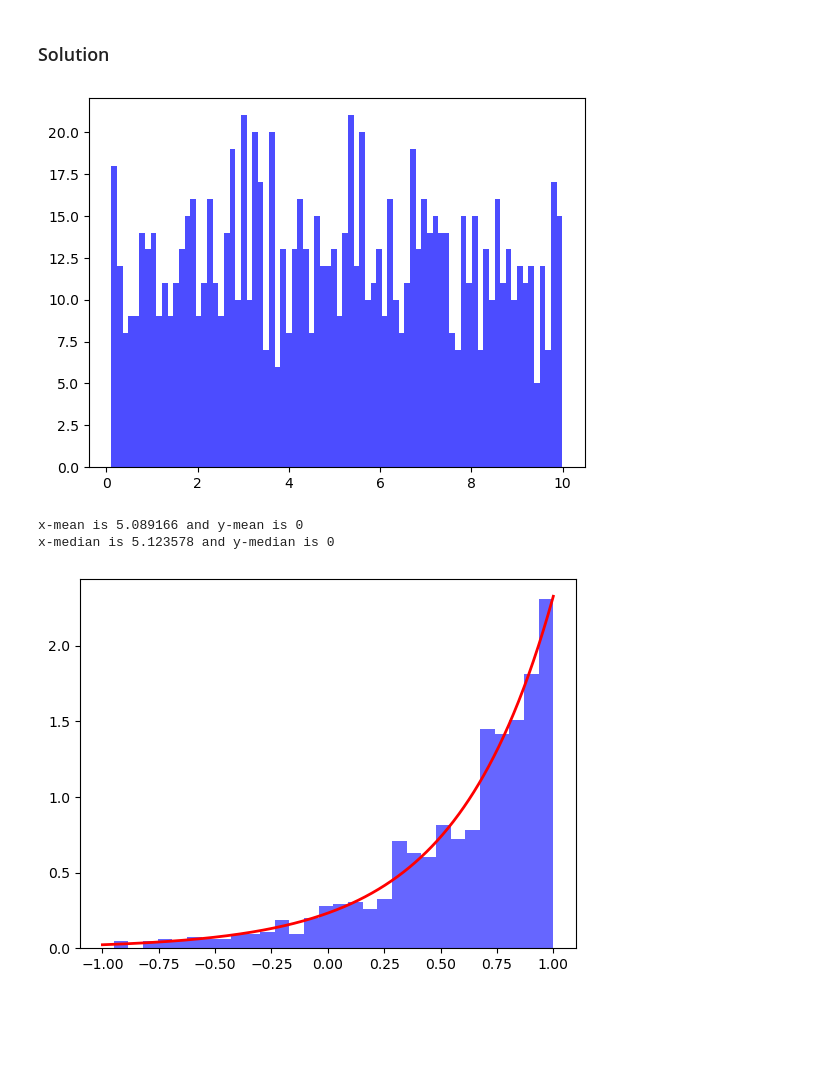
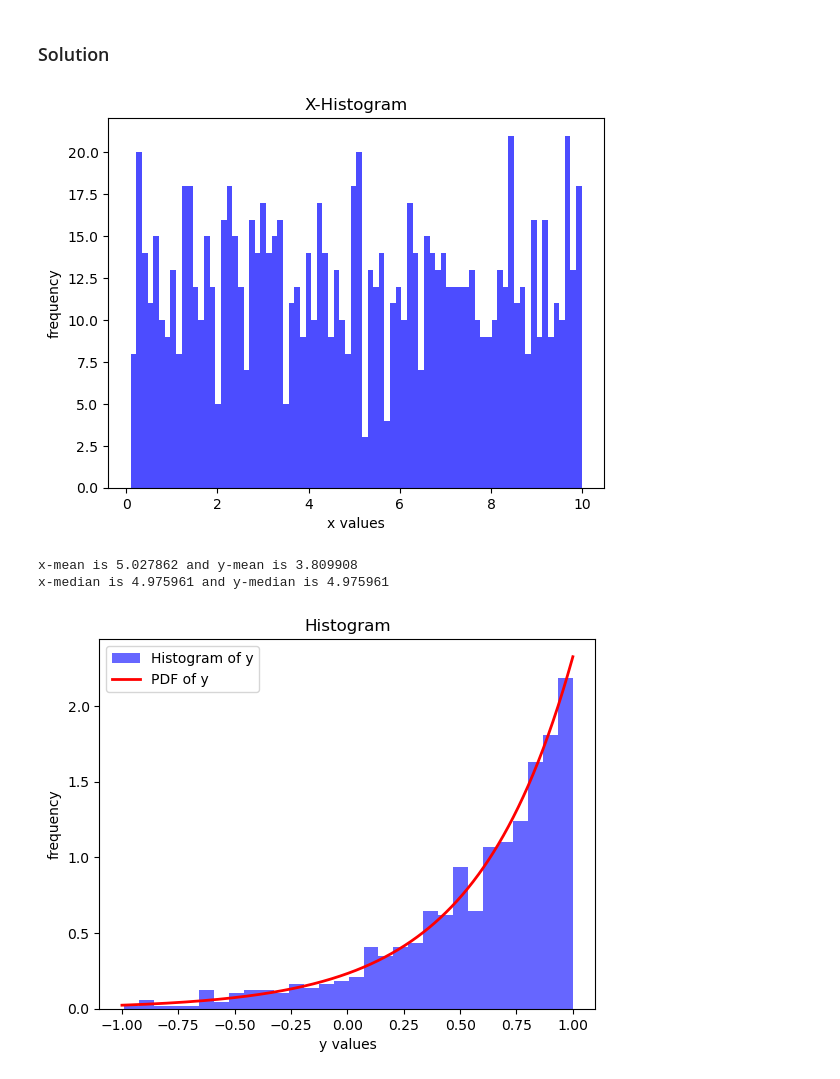
Before and after one commit to NihanPol/ASTR_3300_S2025, a Jupyter notebook: coursework/student_folders/shwetha_nagesh/homework/Homework_1_shwethanagesh.ipynb, the cells around one changed output. Cells and saved outputs as stored; diff of their text form; code cells hidden in the pictures; blank space fills up the shorter version.

```diff
--- a/coursework/student_folders/shwetha_nagesh/homework/Homework_1_shwethanagesh.ipynb
+++ b/coursework/student_folders/shwetha_nagesh/homework/Homework_1_shwethanagesh.ipynb
@@ -95,24 +95,21 @@ Either write your solution as Markdown/Latex below, or paste in a scanned image
 # %%
 import numpy as np
 import matplotlib.pyplot as plt
 
 x = np.random.uniform(0.1, 10, 1000)
 plt.hist(x, bins=80, color='blue', alpha=0.7)
+plt.xlabel("x values")
+plt.ylabel("frequency")
+plt.title("X-Histogram")
 
 plt.show()
 # %% [output]
-[figure, old version]
+[figure, new version]
 # %%
 y = np.log10(x)
 
-x_mean = np.mean(x)
-y_mean = np.mean(y)
-
-x_median = np.median(x)
-y_median = np.median(y)
-
-print("x-mean is %f and y-mean is %d" % (x_mean,y_mean))
-print("x-median is %f and y-median is %d" % (x_median,y_median))
+print("x-mean is %f and y-mean is %f" % (np.mean(x),10**np.mean(y)))
+print("x-median is %f and y-median is %f" % (np.median(x),10**np.median(y)))
 
 y_values = np.linspace(np.log10(0.1), np.log10(10), 1000)
 pdf_y = (1 / 9.9)*(10**y_values)*np.log(10)
@@ -121,14 +118,16 @@ pdf_y = (1 / 9.9)*(10**y_values)*np.log(10)
 prob_y = (1 / 9.9) * (10 ** y) * np.log(10)
 
 
-
-
 plt.hist(y, bins=30, density=True, alpha=0.6, color='blue', label='Histogram of y')
 plt.plot(y_values, pdf_y, 'r-', linewidth=2, label='PDF of y')
+plt.xlabel("y values")
+plt.ylabel("frequency")
+plt.title("Histogram")
+plt.legend()
 
 
 plt.show()
 # %% [output]
-x-mean is 5.089166 and y-mean is 0
-x-median is 5.123578 and y-median is 0
+x-mean is 5.027862 and y-mean is 3.809908
+x-median is 4.975961 and y-median is 4.975961
-[figure, old version]
+[figure, new version]
```
